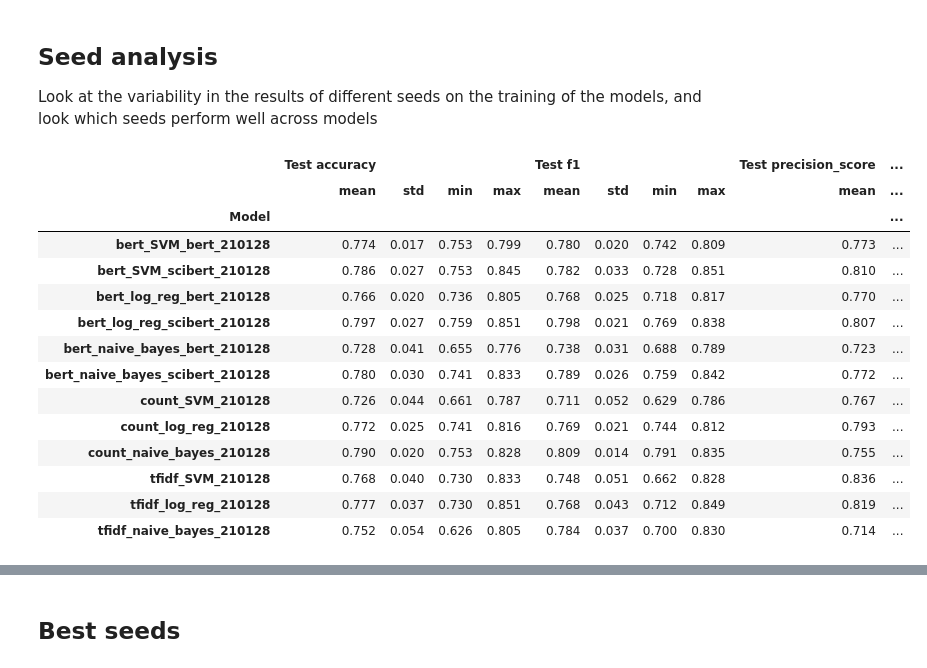
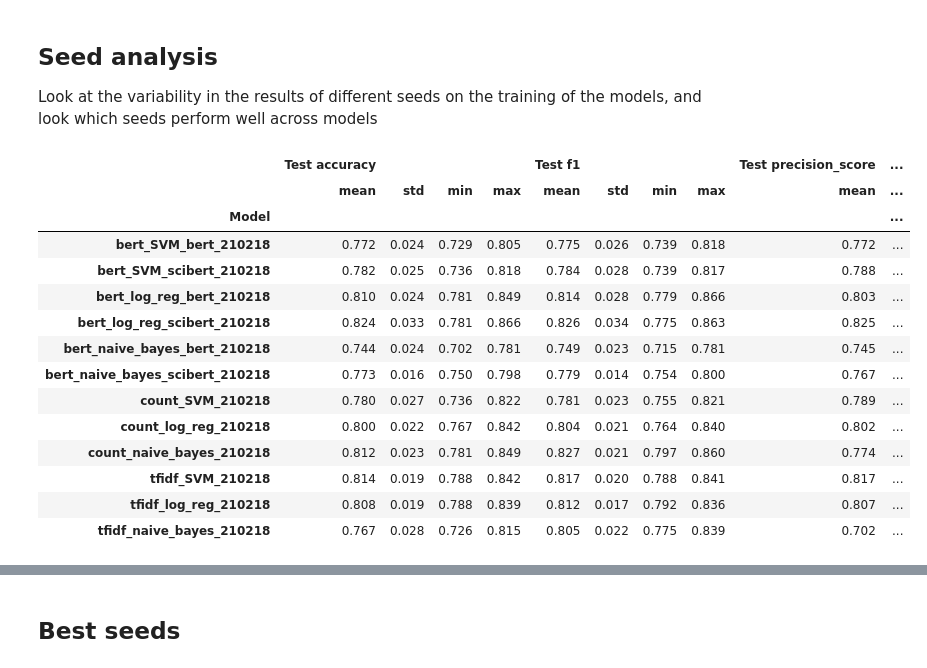
Before and after one commit to wellcometrust/nutrition-labels, a Jupyter notebook: notebooks/Seed variability.ipynb, the cells around one changed output, grey strips where cells are left out. Saved outputs shown, nothing was run; the diff lists cells and outputs as text; code cells hidden in the pictures.

Commit message:
check seed variability for prodigy data, and add output for markdown appropriate table

```diff
--- a/notebooks/Seed variability.ipynb
+++ b/notebooks/Seed variability.ipynb
@@ -16,3 +7,8 @@ models = ['count_naive_bayes_210128', 'count_log_reg_210128', 'count_SVM_210128'
+# %%
+models = ['count_naive_bayes_210218', 'count_log_reg_210218', 'count_SVM_210218',
+         'tfidf_naive_bayes_210218', 'tfidf_log_reg_210218','tfidf_SVM_210218',
+         'bert_naive_bayes_bert_210218', 'bert_log_reg_bert_210218', 'bert_SVM_bert_210218',
+         'bert_naive_bayes_scibert_210218','bert_log_reg_scibert_210218', 'bert_SVM_scibert_210218']
 # %%
 model_scores = []
 for model in models:
@@ -29,25 +25,26 @@ for model in models:
 model_scores_df = pd.DataFrame(model_scores)
 # %%
 # All info for results
-model_scores_df.groupby('Model')[['Test accuracy','Test f1','Test precision_score','Test recall_score']
+d=model_scores_df.groupby('Model')[['Test accuracy','Test f1','Test precision_score','Test recall_score']
                                 ].agg({
     'Test accuracy':['mean', 'std', 'min','max'],
     'Test f1':['mean', 'std', 'min','max'],
     'Test precision_score':['mean', 'std', 'min','max'],
     'Test recall_score':['mean', 'std', 'min','max']}).round(3)
+d
 # %% [output]
 |  | Test accuracy |  |  |  | Test f1 |  |  |  | Test precision_score | ... |
 |  | mean | std | min | max | mean | std | min | max | mean | ... |
 | Model |  |  |  |  |  |  |  |  |  | ... |
-| bert_SVM_bert_210128 | 0.774 | 0.017 | 0.753 | 0.799 | 0.780 | 0.020 | 0.742 | 0.809 | 0.773 | ... |
-| bert_SVM_scibert_210128 | 0.786 | 0.027 | 0.753 | 0.845 | 0.782 | 0.033 | 0.728 | 0.851 | 0.810 | ... |
-| bert_log_reg_bert_210128 | 0.766 | 0.020 | 0.736 | 0.805 | 0.768 | 0.025 | 0.718 | 0.817 | 0.770 | ... |
-| bert_log_reg_scibert_210128 | 0.797 | 0.027 | 0.759 | 0.851 | 0.798 | 0.021 | 0.769 | 0.838 | 0.807 | ... |
-| bert_naive_bayes_bert_210128 | 0.728 | 0.041 | 0.655 | 0.776 | 0.738 | 0.031 | 0.688 | 0.789 | 0.723 | ... |
-| bert_naive_bayes_scibert_210128 | 0.780 | 0.030 | 0.741 | 0.833 | 0.789 | 0.026 | 0.759 | 0.842 | 0.772 | ... |
-| count_SVM_210128 | 0.726 | 0.044 | 0.661 | 0.787 | 0.711 | 0.052 | 0.629 | 0.786 | 0.767 | ... |
-| count_log_reg_210128 | 0.772 | 0.025 | 0.741 | 0.816 | 0.769 | 0.021 | 0.744 | 0.812 | 0.793 | ... |
-| count_naive_bayes_210128 | 0.790 | 0.020 | 0.753 | 0.828 | 0.809 | 0.014 | 0.791 | 0.835 | 0.755 | ... |
-| tfidf_SVM_210128 | 0.768 | 0.040 | 0.730 | 0.833 | 0.748 | 0.051 | 0.662 | 0.828 | 0.836 | ... |
-| tfidf_log_reg_210128 | 0.777 | 0.037 | 0.730 | 0.851 | 0.768 | 0.043 | 0.712 | 0.849 | 0.819 | ... |
-| tfidf_naive_bayes_210128 | 0.752 | 0.054 | 0.626 | 0.805 | 0.784 | 0.037 | 0.700 | 0.830 | 0.714 | ... |
+| bert_SVM_bert_210218 | 0.772 | 0.024 | 0.729 | 0.805 | 0.775 | 0.026 | 0.739 | 0.818 | 0.772 | ... |
+| bert_SVM_scibert_210218 | 0.782 | 0.025 | 0.736 | 0.818 | 0.784 | 0.028 | 0.739 | 0.817 | 0.788 | ... |
+| bert_log_reg_bert_210218 | 0.810 | 0.024 | 0.781 | 0.849 | 0.814 | 0.028 | 0.779 | 0.866 | 0.803 | ... |
+| bert_log_reg_scibert_210218 | 0.824 | 0.033 | 0.781 | 0.866 | 0.826 | 0.034 | 0.775 | 0.863 | 0.825 | ... |
+| bert_naive_bayes_bert_210218 | 0.744 | 0.024 | 0.702 | 0.781 | 0.749 | 0.023 | 0.715 | 0.781 | 0.745 | ... |
+| bert_naive_bayes_scibert_210218 | 0.773 | 0.016 | 0.750 | 0.798 | 0.779 | 0.014 | 0.754 | 0.800 | 0.767 | ... |
+| count_SVM_210218 | 0.780 | 0.027 | 0.736 | 0.822 | 0.781 | 0.023 | 0.755 | 0.821 | 0.789 | ... |
+| count_log_reg_210218 | 0.800 | 0.022 | 0.767 | 0.842 | 0.804 | 0.021 | 0.764 | 0.840 | 0.802 | ... |
+| count_naive_bayes_210218 | 0.812 | 0.023 | 0.781 | 0.849 | 0.827 | 0.021 | 0.797 | 0.860 | 0.774 | ... |
+| tfidf_SVM_210218 | 0.814 | 0.019 | 0.788 | 0.842 | 0.817 | 0.020 | 0.788 | 0.841 | 0.817 | ... |
+| tfidf_log_reg_210218 | 0.808 | 0.019 | 0.788 | 0.839 | 0.812 | 0.017 | 0.792 | 0.836 | 0.807 | ... |
+| tfidf_naive_bayes_210218 | 0.767 | 0.028 | 0.726 | 0.815 | 0.805 | 0.022 | 0.775 | 0.839 | 0.702 | ... |
```
Also changed, not shown: parts of 14 cells of this notebook.
